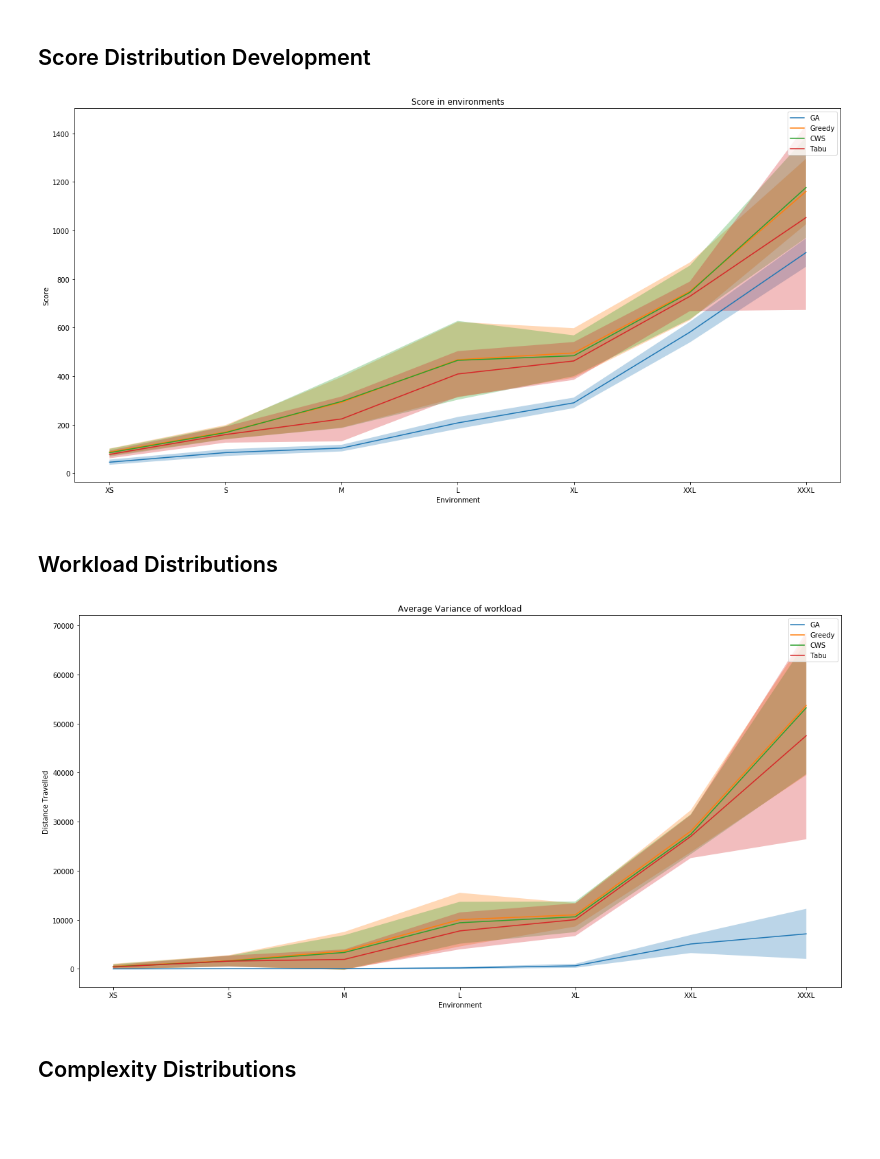
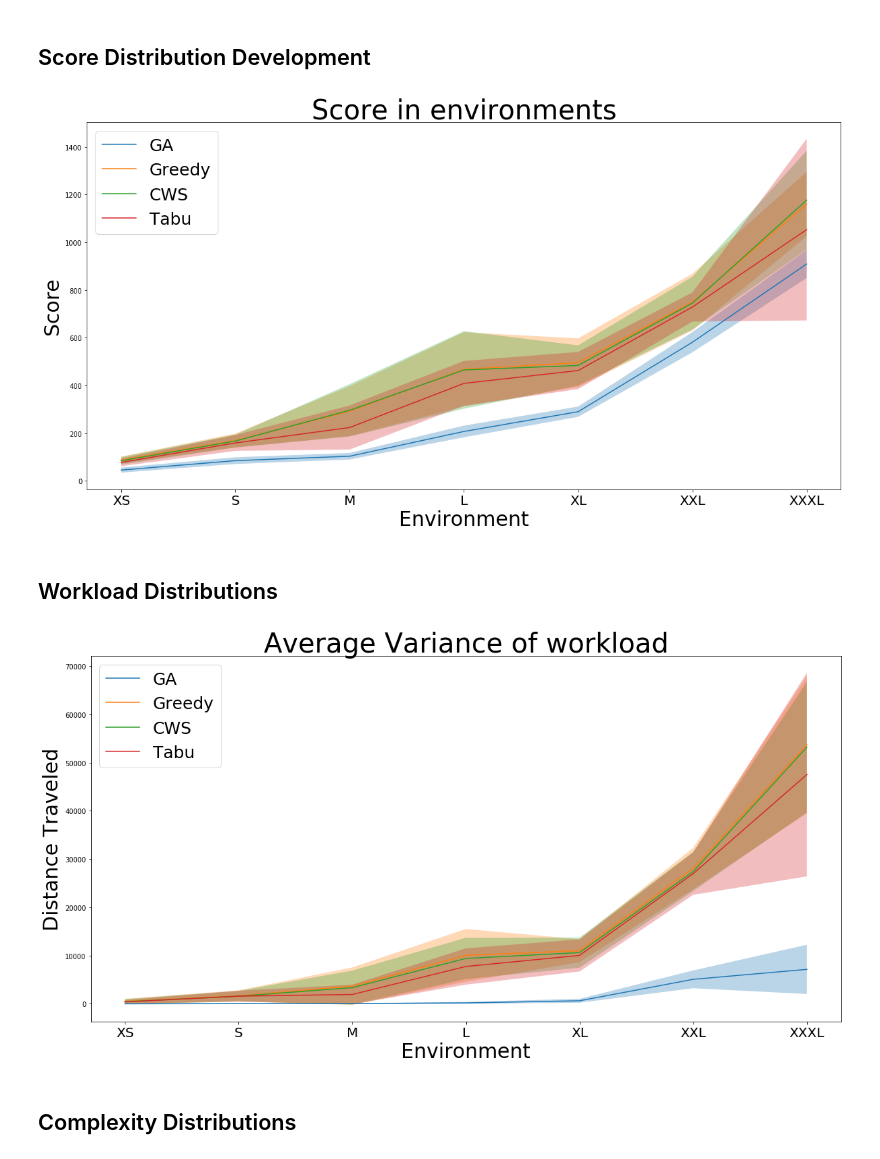
Before and after one commit to kex2019/warehouse_cpp, a Jupyter notebook: plots/DataExploration.ipynb, the cells around one changed output. Drawn from its saved outputs; the diff is of its cells as text; code cells hidden in the pictures; blank space fills up the shorter version.

```diff
--- a/plots/DataExploration.ipynb
+++ b/plots/DataExploration.ipynb
@@ -109,34 +109,34 @@ for name, i in zip(names, range(len(available_groups))):
     try:
         ga_data = ga_G.get_group(ga_groups[group])
         sb.distplot(ga_data["scores"], label="GA", ax=ax)
-        ax.legend()
+        ax.legend(fontsize=25)
     except Exception as e:
         print("Failed to plot GA %s" % str(e))
 
     try:
         greedy_data = greedy_G.get_group(greedy_groups[group])
         sb.distplot(greedy_data["scores"], label="Greedy", ax=ax)
-        ax.legend()
+        ax.legend(fontsize=25)
     except Exception as e:
         print("Failed to plot greedy %s" % str(e))
 
     try:
         cws_data = cws_G.get_group(cws_groups[group])
         sb.distplot(cws_data["scores"], label="CWS", ax=ax)
-        ax.legend()
+        ax.legend(fontsize=25)
     except Exception as e:
         print("Failed to plot cws %s" % (str(e)))
 
     try:
         tabu_data = tabu_G.get_group(tabu_groups[group])
         sb.distplot(tabu_data["scores"], label="Tabu", ax=ax)
-        ax.legend()
+        ax.legend(fontsize=25)
     except Exception as e:
         print("Failed to plot tabu %s" % str(e))
 
-    ax.set_title("Score Distributions")
-    ax.set_ylabel("Frequency")
-    ax.set_xlabel("Score")
+    ax.set_title("Score Distributions", fontsize=40)
+    ax.set_ylabel("Frequency", fontsize=30)
+    ax.set_xlabel("Score", fontsize=30)
 
     fig.savefig("outputs/%s.pdf" % name, bbox_inches='tight')
 
@@ -191,10 +191,13 @@ for name, i in zip(names, range(len(available_groups))):
     except Exception as e:
         print("Failed to get tabu %s" % str(e))
 
-    ax.set_title("Score Boxplots")
-    ax.set_ylabel("Score")
-    ax.set_xlabel("Algorithm")
+    ax.set_title("Score Boxplots", fontsize=40)
+    ax.set_ylabel("Score", fontsize=30)
+    ax.set_xlabel("Algorithm", fontsize=30)
+
     sb.boxplot(x=names, y=scores)
+    ax.set_xticklabels(names, fontsize=20)
+
 
     fig.savefig("outputs/%s.pdf" % name, bbox_inches='tight')
 
@@ -220,39 +223,39 @@ Gs = [
     ("Tabu", tabu_G)
 ]
 
 env_names = ["XS", "S", "M", "L", "XL", "XXL", "XXXL"]
 for name, G in Gs:
     packages = []
     means = []
     stds = []
     for group in available_groups:
         try:
             g = G.get_group(group)
             packages.append(group)
             means.append(g["scores"].mean())
             stds.append(g["scores"].std())
         except Exception as e:
             print("Failed to plot group %s for %s: %s" % (str(group), name, str(e)))
 
     means = np.array(means)
     stds = np.array(stds)
     #print(len(packages))
     #print(len(means))
     sb.lineplot(packages[:len(means)], means, ax=ax, label=name)
-    ax.legend()
+    ax.legend(fontsize=25)
     ax.fill_between(packages[:len(means)], means + stds * 3, means - stds * 3, alpha=0.3)
-    ax.set_xticklabels(env_names)
+    ax.set_xticklabels(env_names, fontsize=20)
 
 
 
-ax.set_title("Score in environments")
-ax.set_ylabel("Score")
-ax.set_xlabel("Environment")
+ax.set_title("Score in environments", fontsize=40)
+ax.set_ylabel("Score", fontsize=30)
+ax.set_xlabel("Environment", fontsize=30)
 fig.savefig("outputs/dist_summary.pdf", bbox_inches='tight')
 
 plt.show()
 # %% [output]
-[figure, old version]
+[figure, new version]
 # %% [markdown]
 Workload Distributions
 ---
@@ -291,20 +294,20 @@ for name, G in Gs:
     means = np.array(means)
     stds = np.array(stds)
     sb.lineplot(packages, means, ax=ax, label=name)
-    ax.legend()
+    ax.legend(fontsize=25)
     ax.fill_between(packages, means + stds * 3, means - stds * 3, alpha=0.3)
-    ax.set_xticklabels(env_names)
+    ax.set_xticklabels(env_names, fontsize=20)
 
 
 
-ax.set_title("Average Variance of workload")
-ax.set_ylabel("Distance Travelled")
-ax.set_xlabel("Environment")
+ax.set_title("Average Variance of workload", fontsize=40)
+ax.set_ylabel("Distance Traveled", fontsize=30)
+ax.set_xlabel("Environment", fontsize=30)
 fig.savefig("outputs/robot_workload_summary.pdf", bbox_inches='tight')
 
 plt.show()
 # %% [output]
-[figure, old version]
+[figure, new version]
 # %% [markdown]
 Complexity Distributions
 ---
```
Also changed, not shown: parts of 3 cells of this notebook, 21 other files.
